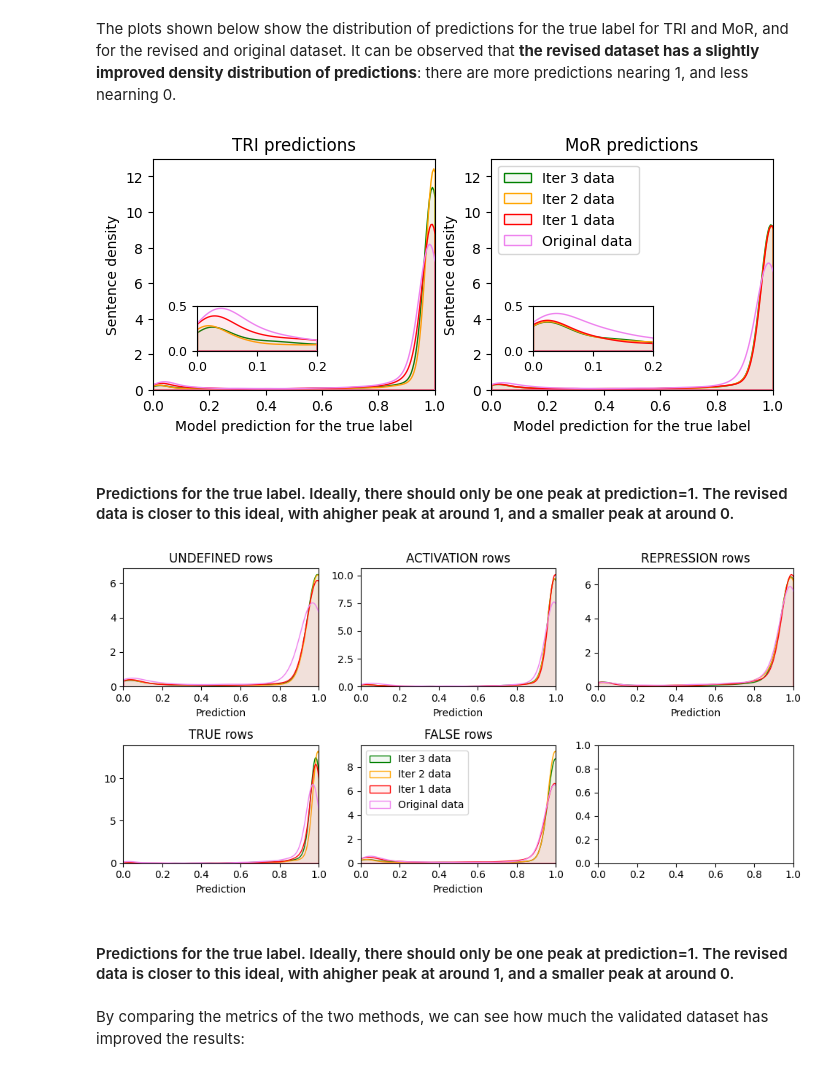
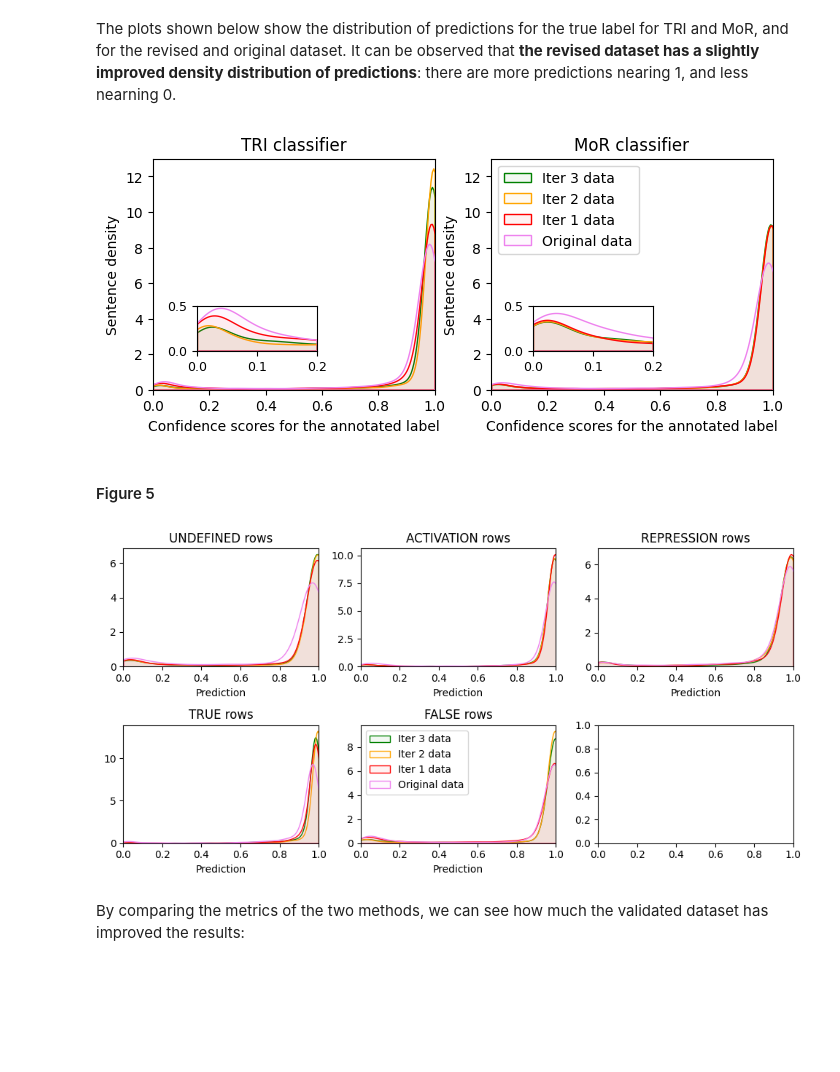
Before and after one commit to Rbbt-Workflows/ExTRI2, a Jupyter notebook: scripts/classifiers_training/prepare_reannotation_Excels.ipynb, the cells around one changed output. Saved outputs shown, nothing was run; the diff lists cells and outputs as text; code cells hidden in the pictures; blank space fills up the shorter version.

```diff
--- a/scripts/classifiers_training/prepare_reannotation_Excels.ipynb
+++ b/scripts/classifiers_training/prepare_reannotation_Excels.ipynb
@@ -227,10 +227,10 @@ for (data_type, dfs), color in zip(preds_dfs.items(), colors):
     for i, (txt, preds_df) in enumerate(dfs.items()):
         # Create density plot
         ax = axs[i]
-        ax.set_title(f'{txt} predictions')
+        ax.set_title(f'{txt} classifier')
         sns.kdeplot(preds_df['pred_prob'], fill=True, alpha=alpha, clip=[0,1], ax=ax, label=data_type, color=color)
         ax.set(xlim=(0, 1), ylim=(0, 13))
-        ax.set_xlabel('Model prediction for the true label')
+        ax.set_xlabel('Confidence scores for the annotated label')
         ax.set_ylabel('Sentence density')
 
         sns.kdeplot(preds_df['pred_prob'], fill=True, alpha=alpha, clip=[0,threshold], ax=inlines[txt], color=color)
@@ -244,45 +244,40 @@ for inline_ax in inlines.values():
 
 ax.legend()
 plt.show()
-h4('Predictions for the true label. Ideally, there should only be one peak at prediction=1. The revised data is closer to this ideal, with a\
-higher peak at around 1, and a smaller peak at around 0.')
-
+h4("Figure 5")
 
 # TRI & MoR disglossed in histograms
 fig, axs = plt.subplots(2, 3, figsize=(10, 5))
 axs = [ax for row in axs for ax in row]
 # Define position of inline plots:
 inlines = {
     'UNDEFINED':  ('MoR', 0),
     'ACTIVATION': ('MoR', 1),
     'REPRESSION': ('MoR', 2),
     'TRUE':       ('TRI', 1),
     'FALSE':      ('TRI', 0),
 }
 
 for color, (data_type, dfs) in zip(colors, preds_dfs.items()):
     for i, (label_name, (txt, label)) in enumerate(inlines.items()):
         # Create density plot
         df = dfs[txt]
         df = df[df['labels'] == label]
         ax = axs[i]
         ax.set_title(f'{label_name} rows')
         #sns.histplot(df[label_name], fill=False, ax=ax, label=data_type, bins=10, element='step', kde=True)
         sns.kdeplot(df[label_name], fill=True, alpha=alpha, clip=[0,1], ax=ax, label=data_type, color=color)
         ax.set_ylabel('')
         ax.set_xlabel('Prediction')
         ax.set(xlim=(0, 1))
 
 ax.legend()
 plt.tight_layout()
 plt.show()
-h4('Predictions for the true label. Ideally, there should only be one peak at prediction=1. The revised data is closer to this ideal, with a\
-higher peak at around 1, and a smaller peak at around 0.')
 # %% [output]
-[figure, old version]
+[figure, new version]
-<h4>Predictions for the true label. Ideally, there should only be one peak at prediction=1. The revised data is closer to this ideal, with ahigher peak at around 1, and a smaller peak at around 0.</h4>
+<h4>Figure 5</h4>
 [figure]
-<h4>Predictions for the true label. Ideally, there should only be one peak at prediction=1. The revised data is closer to this ideal, with ahigher peak at around 1, and a smaller peak at around 0.</h4>
 # %% [markdown]
 By comparing the metrics of the two methods, we can see how much the validated dataset has improved the results:
 # %%
```
Also changed, not shown: parts of 3 cells of this notebook, 3 other files.
